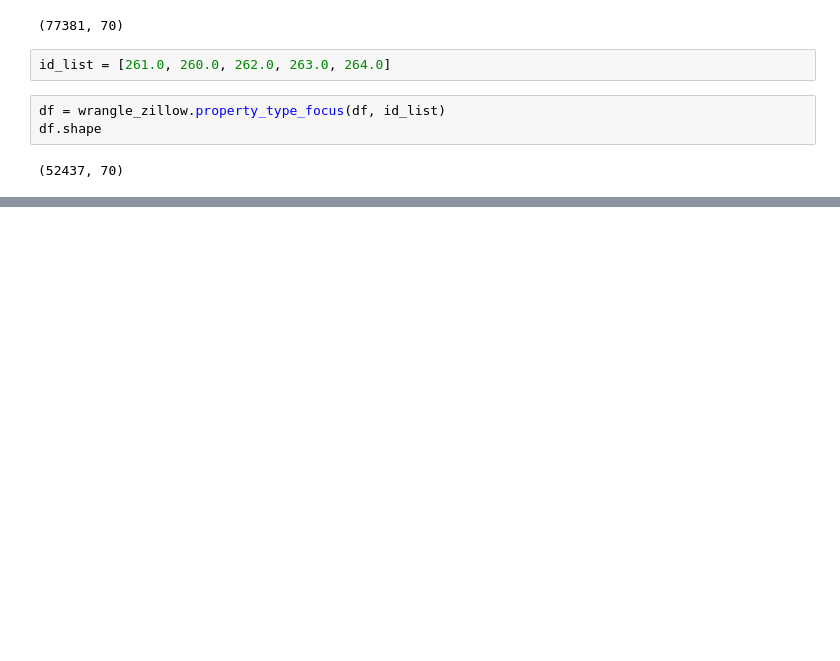
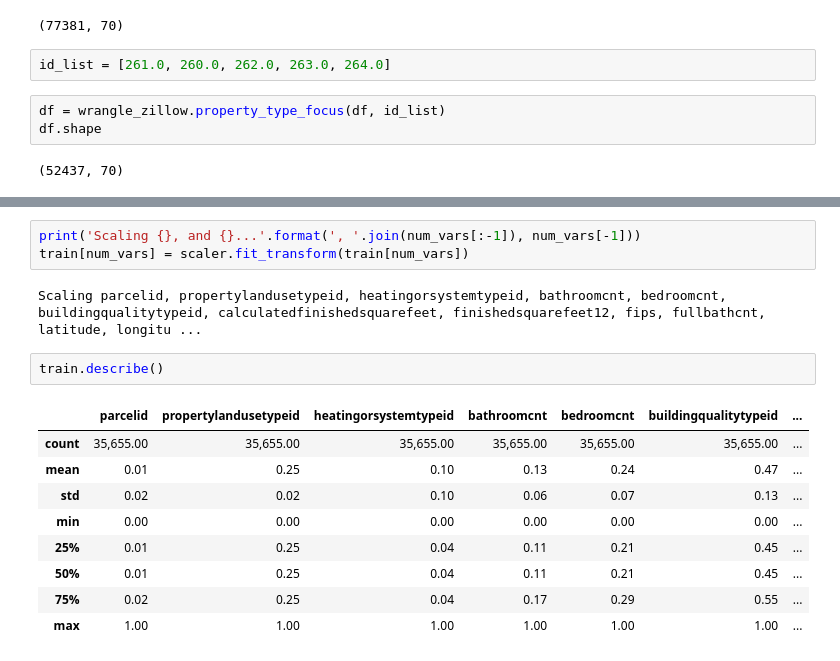
Before and after one commit to lukewbecker/clustering-exercises, a Jupyter notebook: explore_tips.ipynb, the cells around one changed output, grey strips where cells are left out. Cells and saved outputs as stored; diff of their text form; blank space fills up the shorter version.

```diff
--- a/explore_tips.ipynb
+++ b/explore_tips.ipynb
@@ -105,0 +144,17 @@ Shape of test df: (7866, 32)
+# %%
+print('Scaling {}, and {}...'.format(', '.join(num_vars[:-1]), num_vars[-1]))
+train[num_vars] = scaler.fit_transform(train[num_vars])
+# %% [output]
+Scaling parcelid, propertylandusetypeid, heatingorsystemtypeid, bathroomcnt, bedroomcnt, buildingqualitytypeid, calculatedfinishedsquarefeet, finishedsquarefeet12, fips, fullbathcnt, latitude, longitu ...
+# %%
+train.describe()
+# %% [output]
+|  | parcelid | propertylandusetypeid | heatingorsystemtypeid | bathroomcnt | bedroomcnt | buildingqualitytypeid | ... |
+| count | 35,655.00 | 35,655.00 | 35,655.00 | 35,655.00 | 35,655.00 | 35,655.00 | ... |
+| mean | 0.01 | 0.25 | 0.10 | 0.13 | 0.24 | 0.47 | ... |
+| std | 0.02 | 0.02 | 0.10 | 0.06 | 0.07 | 0.13 | ... |
+| min | 0.00 | 0.00 | 0.00 | 0.00 | 0.00 | 0.00 | ... |
+| 25% | 0.01 | 0.25 | 0.04 | 0.11 | 0.21 | 0.45 | ... |
+| 50% | 0.01 | 0.25 | 0.04 | 0.11 | 0.21 | 0.45 | ... |
+| 75% | 0.02 | 0.25 | 0.04 | 0.17 | 0.29 | 0.55 | ... |
+| max | 1.00 | 1.00 | 1.00 | 1.00 | 1.00 | 1.00 | ... |
```
Also changed, not shown: parts of 11 cells of this notebook.
